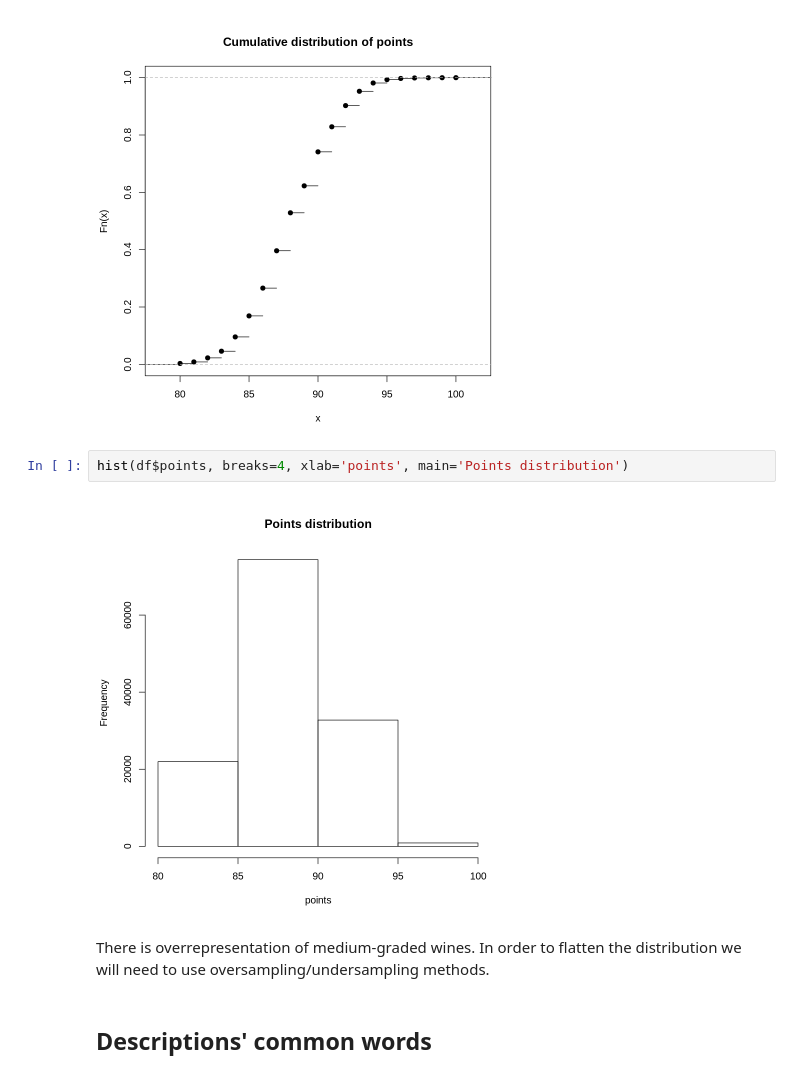
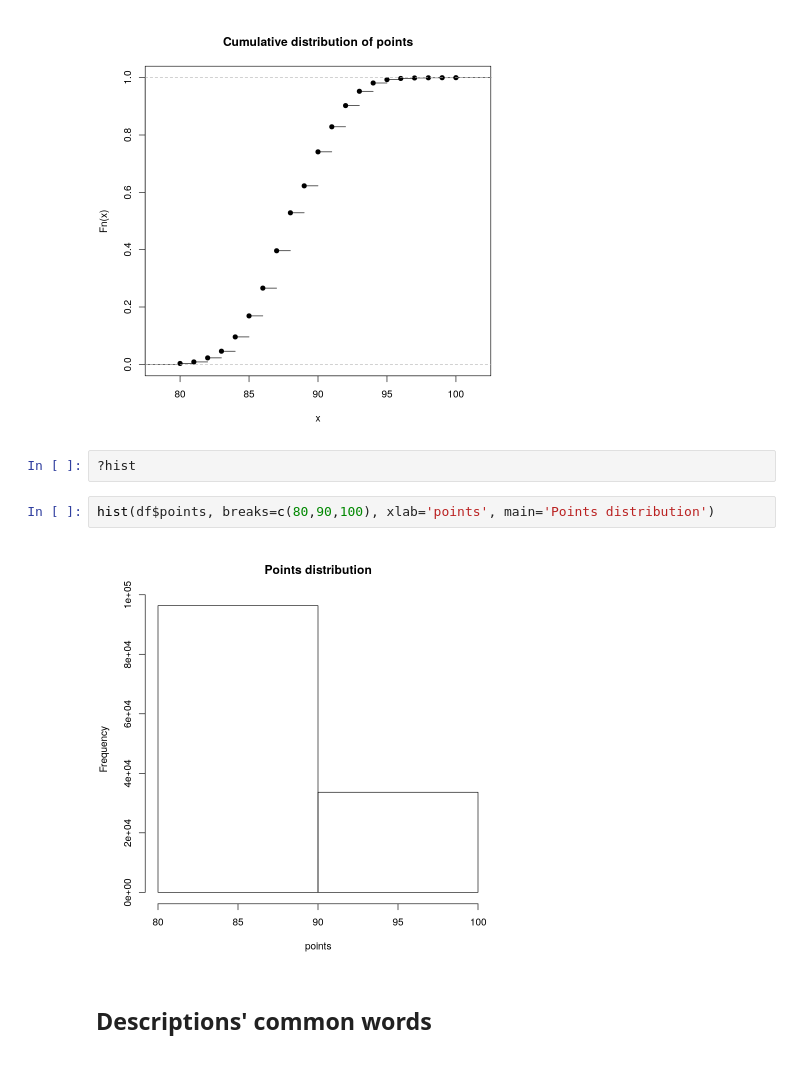
Before and after one commit to grypesc/wine-reviews-analysis-in-r, a Jupyter notebook: data_analysis.ipynb, the cells around one changed output. Saved outputs shown, nothing was run; the diff lists cells and outputs as text.

```diff
--- a/data_analysis.ipynb
+++ b/data_analysis.ipynb
@@ -76,12 +79,12 @@ hist(df$points, breaks=c(25, 50, 75, 100), xlab='points', main='Points distribut
 plot(ecdf(df$points), main='Cumulative distribution of points')
 # %% [output]
 [figure]
+# %%
+?hist
 # %%
-hist(df$points, breaks=4, xlab='points', main='Points distribution')
+hist(df$points, breaks=c(80,90,100), xlab='points', main='Points distribution')
 # %% [output]
-[figure, old version]
+[figure, new version]
-# %% [markdown]
-There is overrepresentation of medium-graded wines. In order to flatten the distribution we will need to use oversampling/undersampling methods.
 # %% [markdown]
 ## Descriptions' common words
 # %% [markdown]
```
Also changed, not shown: parts of 4 cells of this notebook.
